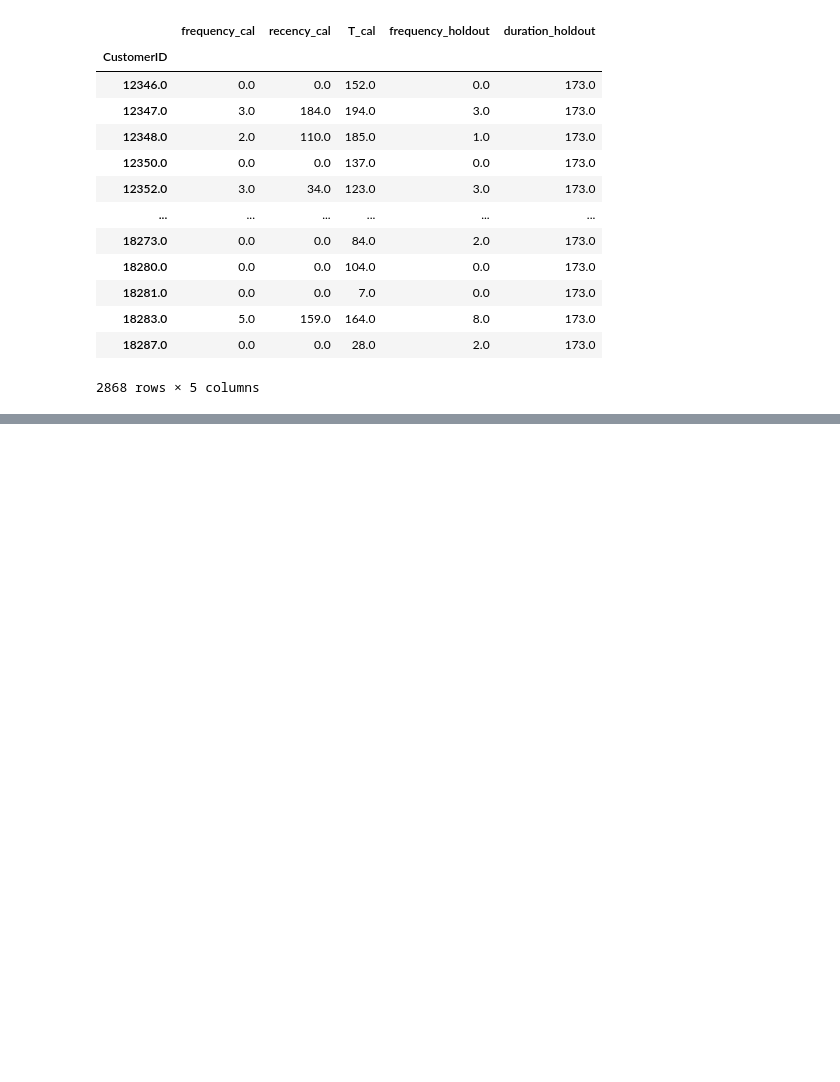
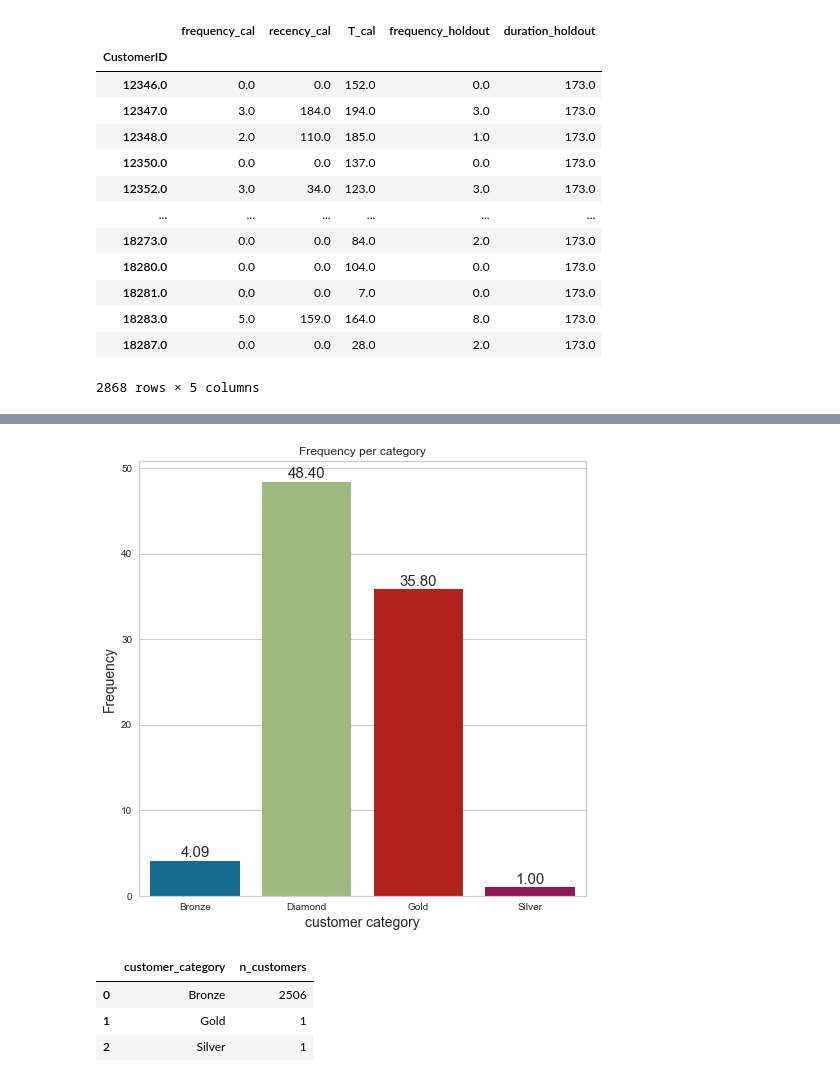
Before and after one commit to kushalasn/RFM-Based-Segmentation, a Jupyter notebook: cltv.ipynb, the cells around one changed output, grey strips where cells are left out. Saved outputs shown, nothing was run; the diff lists cells and outputs as text; code cells hidden in the pictures; blank space fills up the shorter version.

```diff
--- a/cltv.ipynb
+++ b/cltv.ipynb
@@ -173,0 +536,13 @@ df_rfmt_cal
+# %%
+df_freq=pd.DataFrame(df_rfmt.groupby(['customer_category'])['frequency'].mean().reset_index())
+plt.figure(figsize=(8,8))
+plots=sns.barplot(x='customer_category',y='frequency',data=df_freq)
+
+for bar in plots.patches:
+    plots.annotate(format(bar.get_height(),'.2f'),(bar.get_x()+bar.get_width()/2, bar.get_height()),ha='center',va='center',size=15,xytext=(0,8),textcoords='offset points')
+plt.xlabel("customer category",size=14)
+plt.ylabel("Frequency",size=14)
+plt.title("Frequency per category")
+plt.show()
+# %% [output]
+[figure, added]
@@ -173,0 +557,7 @@ df_rfmt_cal
+# %%
+df_freq_2
+# %% [output]
+|  | customer_category | n_customers |
+| 0 | Bronze | 2506 |
+| 1 | Gold | 1 |
+| 2 | Silver | 1 |
```
Also changed, not shown: parts of 40 cells of this notebook.
